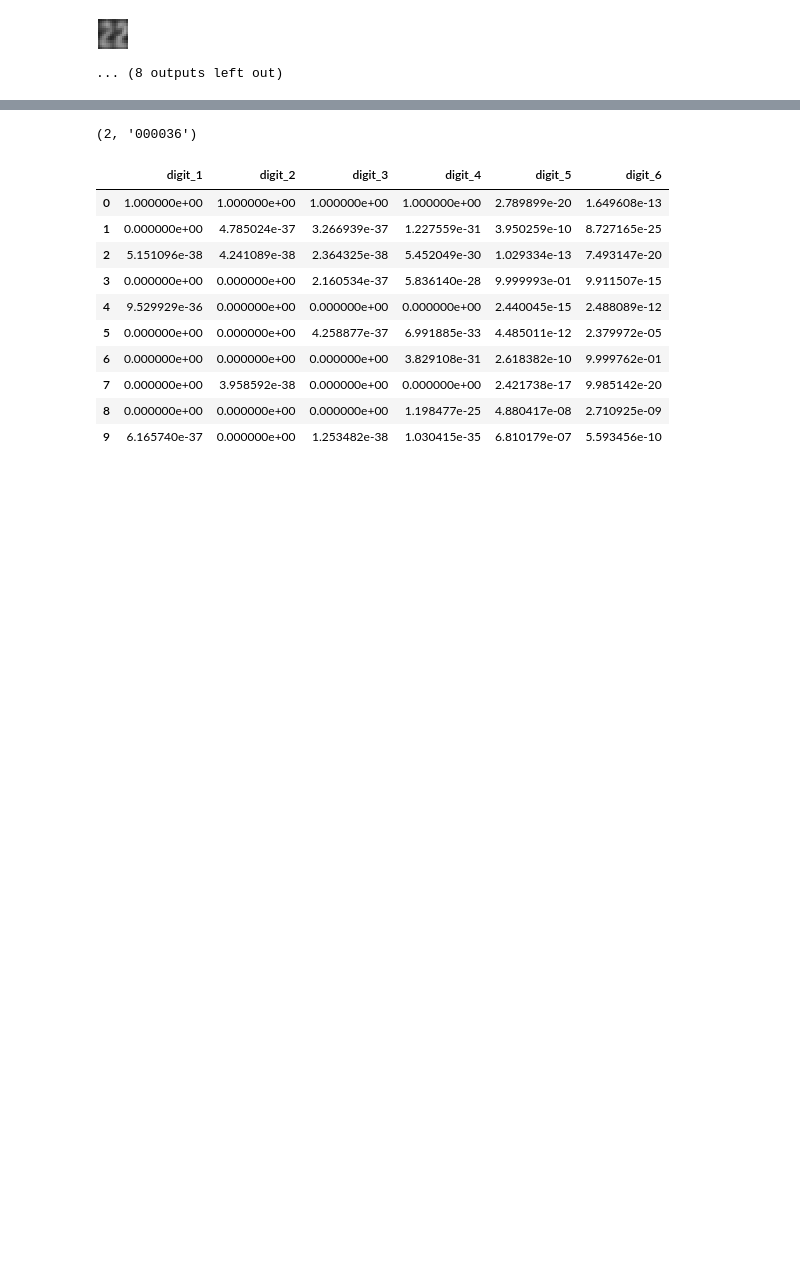
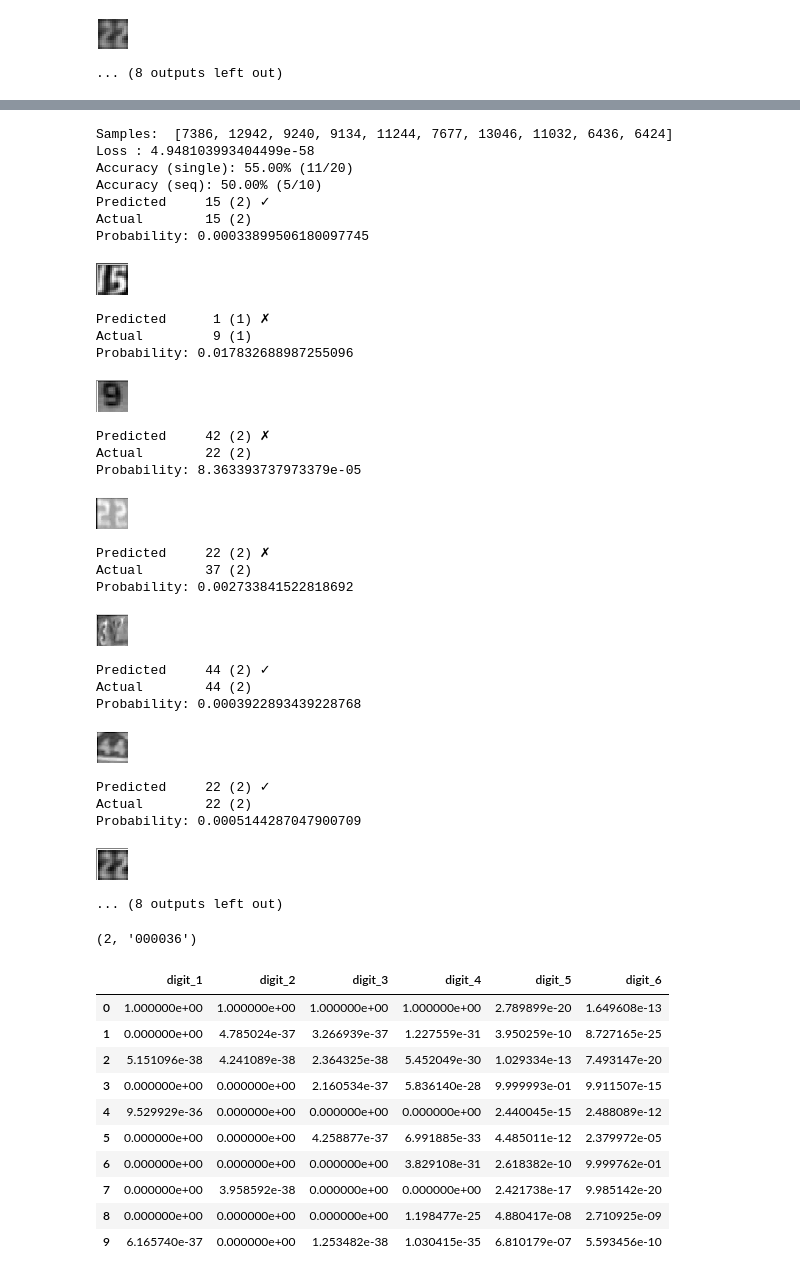
Before and after one commit to sathyz/svhn, a Jupyter notebook: svhn.ipynb, the cells around one changed output, grey strips where cells are left out. Saved outputs shown, nothing was run; the diff lists cells and outputs as text; code cells hidden in the pictures; blank space fills up the shorter version.

```diff
--- a/svhn.ipynb
+++ b/svhn.ipynb
@@ -341 +370,34 @@ Probability: 4.494676762965e-22
+# %%
+# After 100 Epoch.
+review(x_test, y_test, samples=[ 7386, 12942,  9240,  9134, 11244, 7677, 13046, 11032,  6436,  6424])
+# %% [output]
+Samples:  [7386, 12942, 9240, 9134, 11244, 7677, 13046, 11032, 6436, 6424]
+Loss : 4.948103993404499e-58
+Accuracy (single): 55.00% (11/20)
+Accuracy (seq): 50.00% (5/10)
+Predicted     15 (2) ✓
+Actual        15 (2)
+Probability: 0.00033899506180097745
+[figure, added]
+Predicted      1 (1) ✗
+Actual         9 (1)
+Probability: 0.017832688987255096
+[figure, added]
+Predicted     42 (2) ✗
+Actual        22 (2)
+Probability: 8.363393737973379e-05
+[figure, added]
+Predicted     22 (2) ✗
+Actual        37 (2)
+Probability: 0.002733841522818692
+[figure, added]
+Predicted     44 (2) ✓
+Actual        44 (2)
+Probability: 0.0003922893439228768
+[figure, added]
+Predicted     22 (2) ✓
+Actual        22 (2)
+Probability: 0.0005144287047900709
+[figure, added]
+... (8 outputs left out)
 # %%
```
Also changed, not shown: parts of 21 cells of this notebook, 1 other file.
